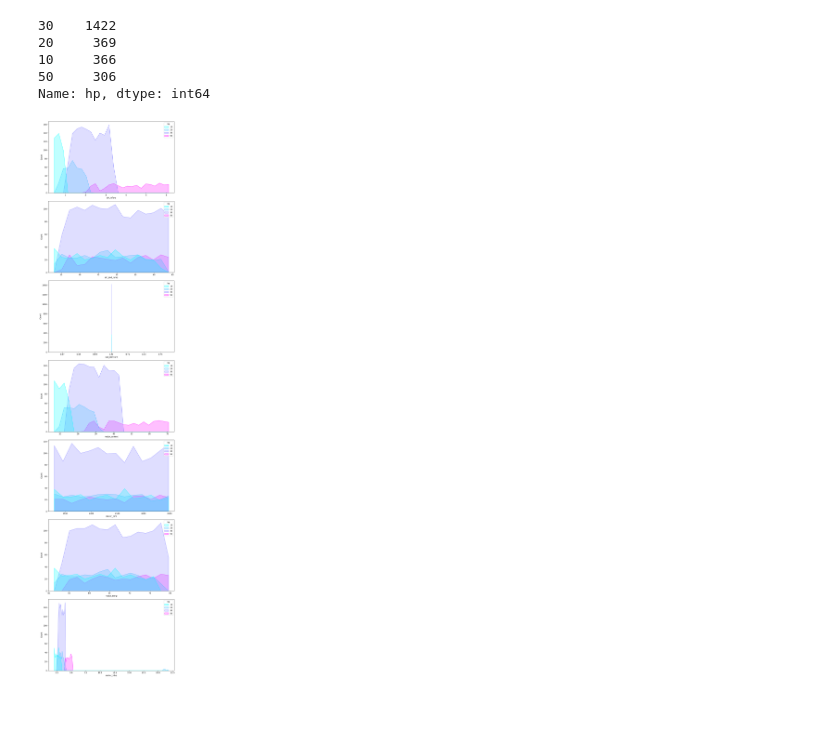
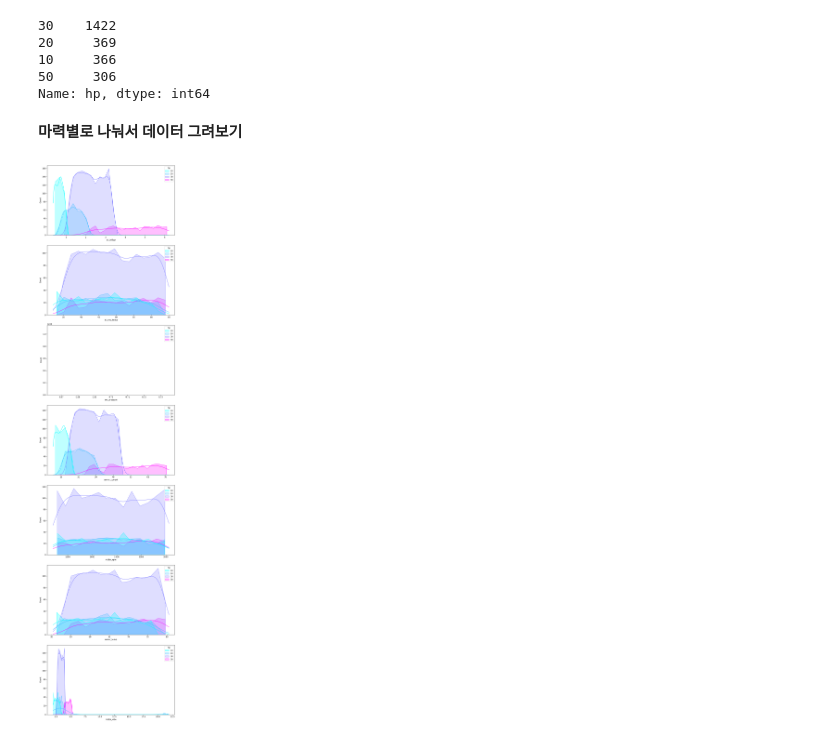
Before and after one commit to BTOCC25/AIStudy-public, a Jupyter notebook: 공기압축기_이상_판단.ipynb, the cells around one changed output. Drawn from its saved outputs; the diff is of its cells as text; code cells hidden in the pictures; blank space fills up the shorter version.

```diff
--- a/공기압축기_이상_판단.ipynb
+++ b/공기압축기_이상_판단.ipynb
@@ -74,0 +95,20 @@ train data(모두 정상)를 보면 out_pressure의 값이 모두 7임을 알
+# %%
+mask = (train_df['type'] == 0) | (train_df['type'] > 3)
+mask_df = train_df.loc[mask, :]
+# %%
+fig, ax = plt.subplots(7, 1)
+fig.set_size_inches(10, 40)
+features = list(train_df.columns)[:-2]
+
+for i in range(len(features)):
+  cur_ax = ax[i]
+  sns.histplot(data=mask_df, x=features[i],
+                hue='type',
+                hue_order=[10, 20, 30, 50],
+                palette='Spectral',
+                ax=cur_ax,
+                element='poly',
+                kde=True
+               )
+
+plt.tight_layout()
@@ -82,21 +126,24 @@ train_df['hp'].value_counts()
 10     366
 50     306
 Name: hp, dtype: int64
+# %% [markdown]
+**마력별로 나눠서 데이터 그려보기**
 # %%
 fig, ax = plt.subplots(7, 1)
 fig.set_size_inches(10, 40)
 features = list(train_df.columns)[:-2]
 
 for i in range(len(features)):
   cur_ax = ax[i]
   sns.histplot(data=train_df, x=features[i],
                 hue='hp',
                 hue_order=[10, 20, 30, 50],
                 palette='cool',
                 ax=cur_ax,
-                element='poly'
-               )
+                element='poly',
+                kde=True
+  )
 
 plt.tight_layout()
 # %% [output]
-[figure, old version]
+[figure, new version]
```
Also changed, not shown: parts of 23 cells of this notebook.
